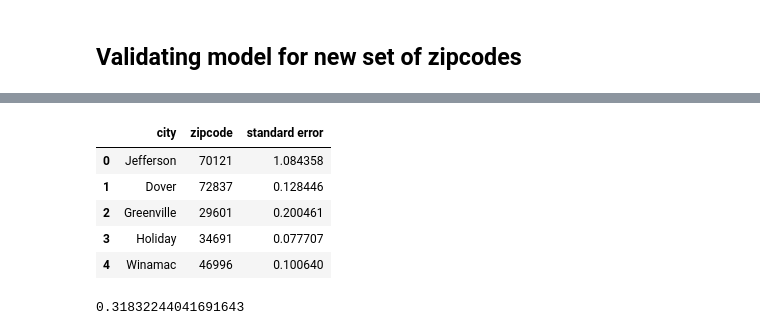
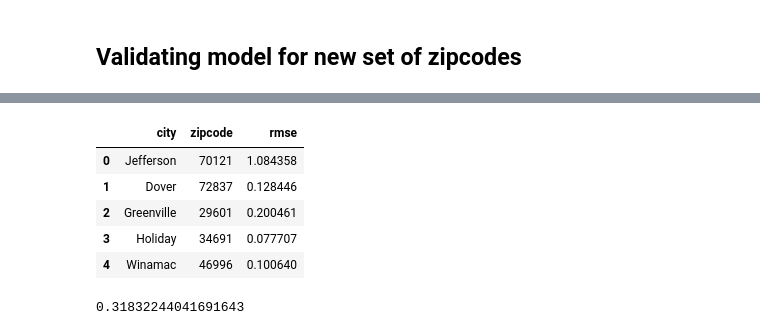
Before and after one commit to DavidKRichter/dsc-real-estate-investment, a Jupyter notebook: index.ipynb, the cells around one changed output, grey strips where cells are left out. Saved outputs shown, nothing was run; the diff lists cells and outputs as text; code cells hidden in the pictures.

```diff
--- a/index.ipynb
+++ b/index.ipynb
@@ -981,7 +759,7 @@ for zipcode in zip_dict_1.keys():
                                 order=(1, 1, 2),
                                 seasonal_order=(1, 0, 1, 12),
                                 enforce_stationarity=False,
-                                enforce_invertibility=False).fit()
+                                enforce_invertibility=False).fit(disp=False)
     preds = sari_mod.get_prediction(start='2017-05-01', end='2018-04-01', dynamic=True)
     conf = preds.conf_int()
     preds_dict[zipcode] = preds
@@ -1105,7 +795,7 @@ for zipcode in zip_dict_1.keys():
                                     order=(1, 1, 2),
                                     seasonal_order=(1, 0, 1, 12),
                                     enforce_stationarity=False,
-                                    enforce_invertibility=False).fit()
+                                    enforce_invertibility=False).fit(disp=False)
     forecasts = sari_mod.get_prediction(start='2018-05-01', end='2019-04-01', dynamic=True)
     forecast_dict[zipcode] = forecasts
     actual_dict[zipcode] = train
@@ -1269,6 +868,6 @@ sari_mod = SARIMAX(train,
                                 order=(1, 1, 2),
                                 seasonal_order=(1, 0, 1, 12),
                                 enforce_stationarity=False,
-                                enforce_invertibility=False).fit()
+                                enforce_invertibility=False).fit(disp=False)
 sari_mod.summary()
 # %% [output]
@@ -1414,11 +979,11 @@ for code, name in zip_dict_2.items():
                                 order=(1, 1, 2),
                                 seasonal_order=(1, 0, 1, 12),
                                 enforce_stationarity=False,
-                                enforce_invertibility=False).fit()
+                                enforce_invertibility=False).fit(disp=False)
     prediction = sari_mod.get_prediction(start='2017-05-01', end='2018-04-01', dynamic=True)
     prediction_dict['name'] = name
     prediction_dict['zipcode'] = code
     prediction_dict['full'] = zip_us['ROI']
     prediction_dict['prediction'] = prediction
-    prediction_dict['standard error'] = np.sqrt(((zip_us['2017-05-01':]['ROI']-prediction.predicted_mean)**2).sum())
+    prediction_dict['rmse'] = np.sqrt(((zip_us['2017-05-01':]['ROI']-prediction.predicted_mean)**2).sum())
     prediction_list.append(prediction_dict)
@@ -1500,9 +990,9 @@ CONVERGENCE: REL_REDUCTION_OF_F_<=_FACTR*EPSMCH
 # %%
-std_errors = [[dictionary['name'], dictionary['zipcode'], dictionary['standard error']] for dictionary in prediction_list]
-std_df = pd.DataFrame(std_errors, columns=['city', 'zipcode','standard error'])
+std_errors = [[dictionary['name'], dictionary['zipcode'], dictionary['rmse']] for dictionary in prediction_list]
+std_df = pd.DataFrame(std_errors, columns=['city', 'zipcode','rmse'])
 std_df
 # %% [output]
-|  | city | zipcode | standard error |
+|  | city | zipcode | rmse |
 | 0 | Jefferson | 70121 | 1.084358 |
 | 1 | Dover | 72837 | 0.128446 |
 | 2 | Greenville | 29601 | 0.200461 |
```
Also changed, not shown: parts of 37 cells of this notebook, 2 other files.
